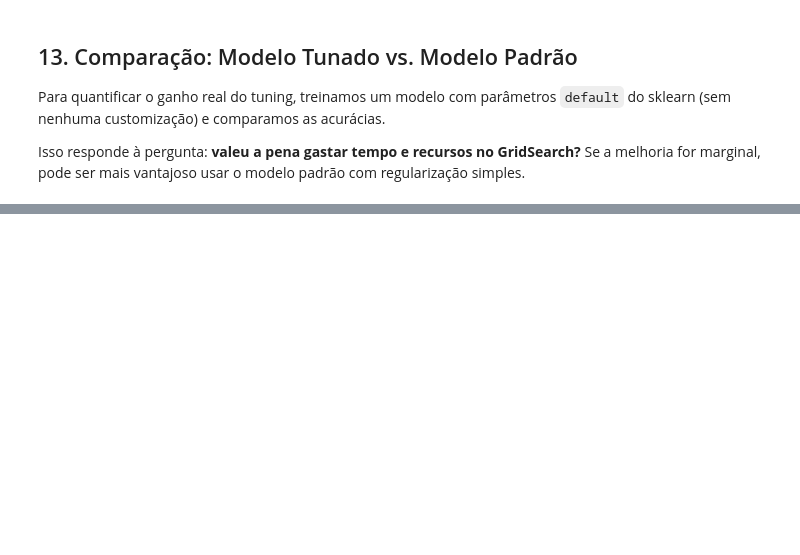
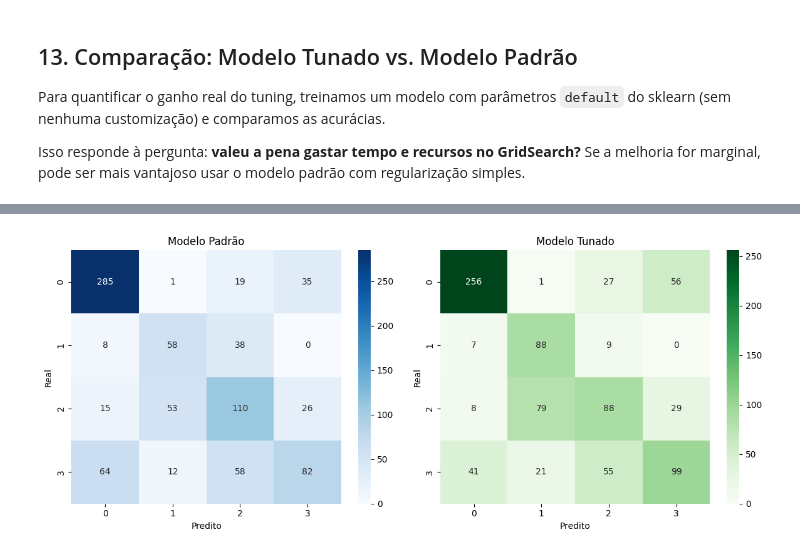
Before and after one commit to isacdata/Aprendizado-de-maquina-job, a Jupyter notebook: Reg_Log.ipynb, the cells around one changed output, grey strips where cells are left out. Saved outputs shown, nothing was run; the diff lists cells and outputs as text; code cells hidden in the pictures; blank space fills up the shorter version.

```diff
--- a/Reg_Log.ipynb
+++ b/Reg_Log.ipynb
@@ -44,16 +41,5 @@ df = pd.read_csv('spi_indicators.csv')
 # %%
 df = df[df['income'] != 'Not classified']
-
-# Mapeamento das classes
-income_mapping = {
-    'Low income': 'Low',
-    'Lower middle income': 'Low',
-    'Upper middle income': 'High',
-    'High income': 'High'
-}
-df['income_binary'] = df['income'].map(income_mapping) # Se for colocar as 4, tirar essa linha
-
-
 df.head()
 # %% [output]
 |  | iso3c | country | region | income | year | population | overall_score | data_use_score | ... |
@@ -79,9 +65,9 @@ numeric_features = [
 ]
 categorical_features = ['region']
 
-X = df.drop(["income", "iso3c", "country","income_binary"], axis=1) #Se for ter 4, tirar 'income_binary'
+X = df.drop(["income", "iso3c", "country"], axis=1)
 
-Y = df['income_binary'] #Se for ter 4, mudar para 'income'
+Y = df['income']
 # %% [markdown]
 ## 5. Divisão Treino / Teste
 
@@ -194,7 +182,7 @@ grid_search = GridSearchCV(
     estimator=model,
     param_grid=param_grid,
     cv=cv_strategy,
-    scoring='accuracy',  # pode mudar para 'f1_macro', 'roc_auc_ovo', etc.
+    scoring='roc_auc_ovr',  # pode mudar para 'f1_macro', 'accuracy', etc.
     n_jobs=-1,
     verbose=2
 )
@@ -335,0 +323,37 @@ Melhoria: -0.46%
+# %%
+# Matrizes
+cm_default = confusion_matrix(y_test, default_pred)
+cm_tuned = confusion_matrix(y_test, y_pred)
+
+cm_default = cm_default.astype(int)
+cm_tuned = cm_tuned.astype(int)
+
+# Plot
+fig, axes = plt.subplots(1, 2, figsize=(12, 5))
+
+# Modelo padrão
+sns.heatmap(cm_default,
+            annot=True,
+            fmt='d',
+            cmap='Blues',
+            ax=axes[0])
+
+axes[0].set_title('Modelo Padrão')
+axes[0].set_xlabel('Predito')
+axes[0].set_ylabel('Real')
+
+# Modelo tunado
+sns.heatmap(cm_tuned,
+            annot=True,
+            fmt='d',
+            cmap='Greens',
+            ax=axes[1])
+
+axes[1].set_title('Modelo Tunado')
+axes[1].set_xlabel('Predito')
+axes[1].set_ylabel('Real')
+
+plt.tight_layout()
+plt.show()
+# %% [output]
+[figure, added]
```
Also changed, not shown: parts of 9 cells of this notebook.
